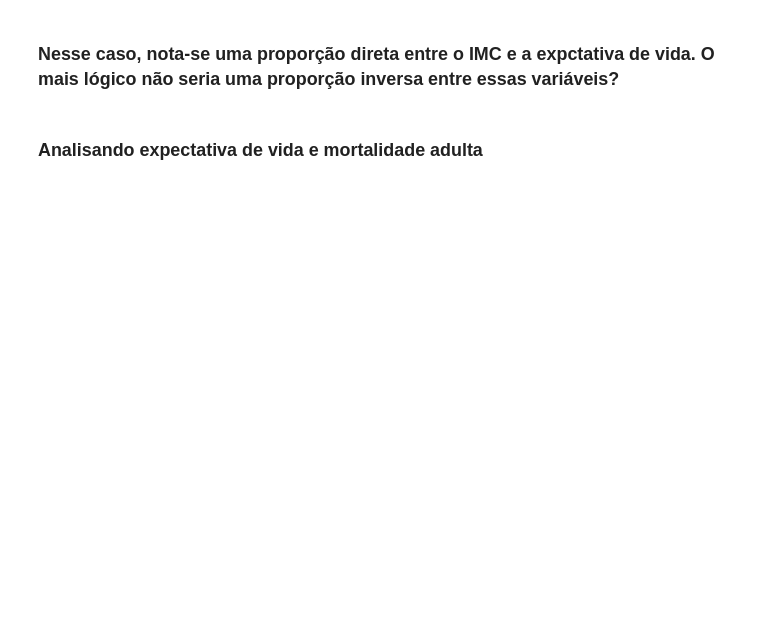
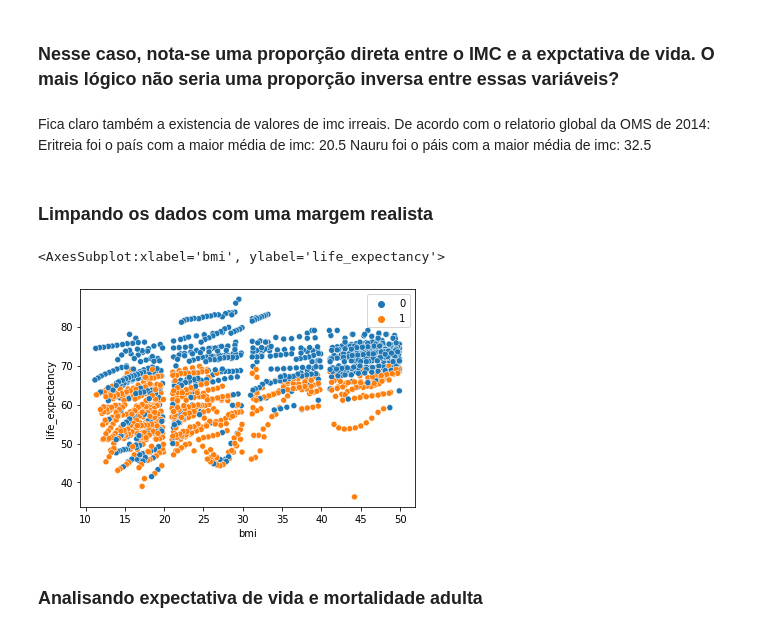
Before and after one commit to Vlarck/ICD, a Jupyter notebook: Projeto/Agrupamento.ipynb, the cells around one changed output. Saved outputs shown, nothing was run; the diff lists cells and outputs as text; code cells hidden in the pictures; blank space fills up the shorter version.

```diff
--- a/Projeto/Agrupamento.ipynb
+++ b/Projeto/Agrupamento.ipynb
@@ -96,5 +95,24 @@ sns.scatterplot(data=nulos_por_media, x=" BMI ", y="Life expectancy ", hue=kmean
 # %% [markdown]
 ### Nesse caso, nota-se uma proporção direta entre o IMC e a expctativa de vida. O mais lógico não seria uma proporção inversa entre essas variáveis?
+# %% [markdown]
+Fica claro também a existencia de valores de imc irreais.
+De acordo com o relatorio global da OMS de 2014:
+Eritreia foi o país com a maior média de imc: 20.5
+Nauru foi o páis com a maior média de imc: 32.5
+# %% [markdown]
+### Limpando os dados com uma margem realista
+# %%
+oldcols = list(df.columns)
+newcols = []
+for col in oldcols:
+    newcols.append(col.strip().replace('  ', ' ').replace(' ', '_').lower())
+df.columns = newcols
+df.bmi = df.apply(lambda x: np.nan if (x.bmi < 10 or x.bmi > 50) else x.bmi, axis=1)
+# %%
+sns.scatterplot(data=df, x="bmi", y="life_expectancy", hue=kmeans.labels_)
+# %% [output]
+<AxesSubplot:xlabel='bmi', ylabel='life_expectancy'>
+[figure, added]
 # %% [markdown]
 ### Analisando expectativa de vida e mortalidade adulta
 # %%
```
Also changed, not shown: parts of 11 cells of this notebook, 1 other file.
